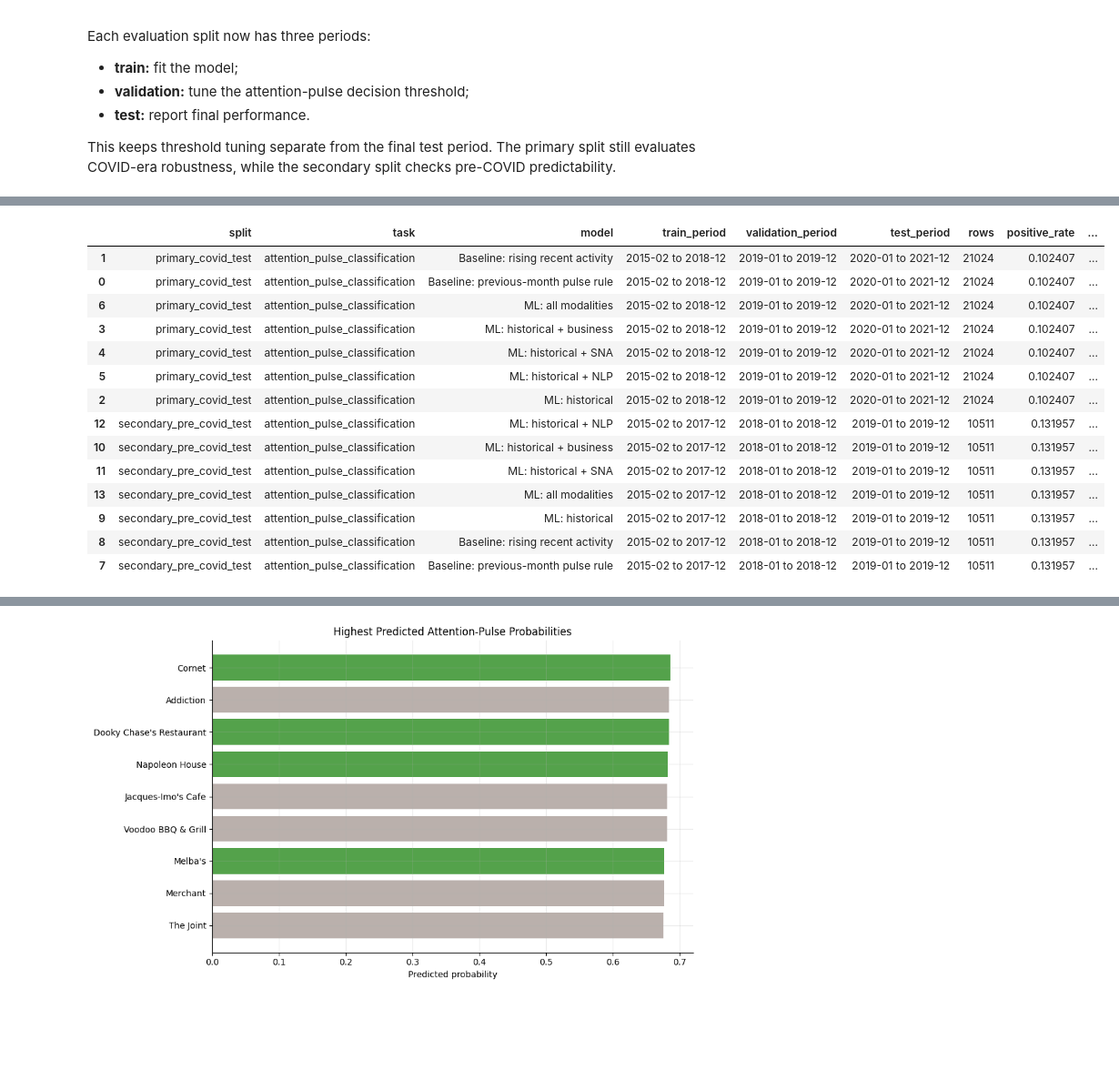
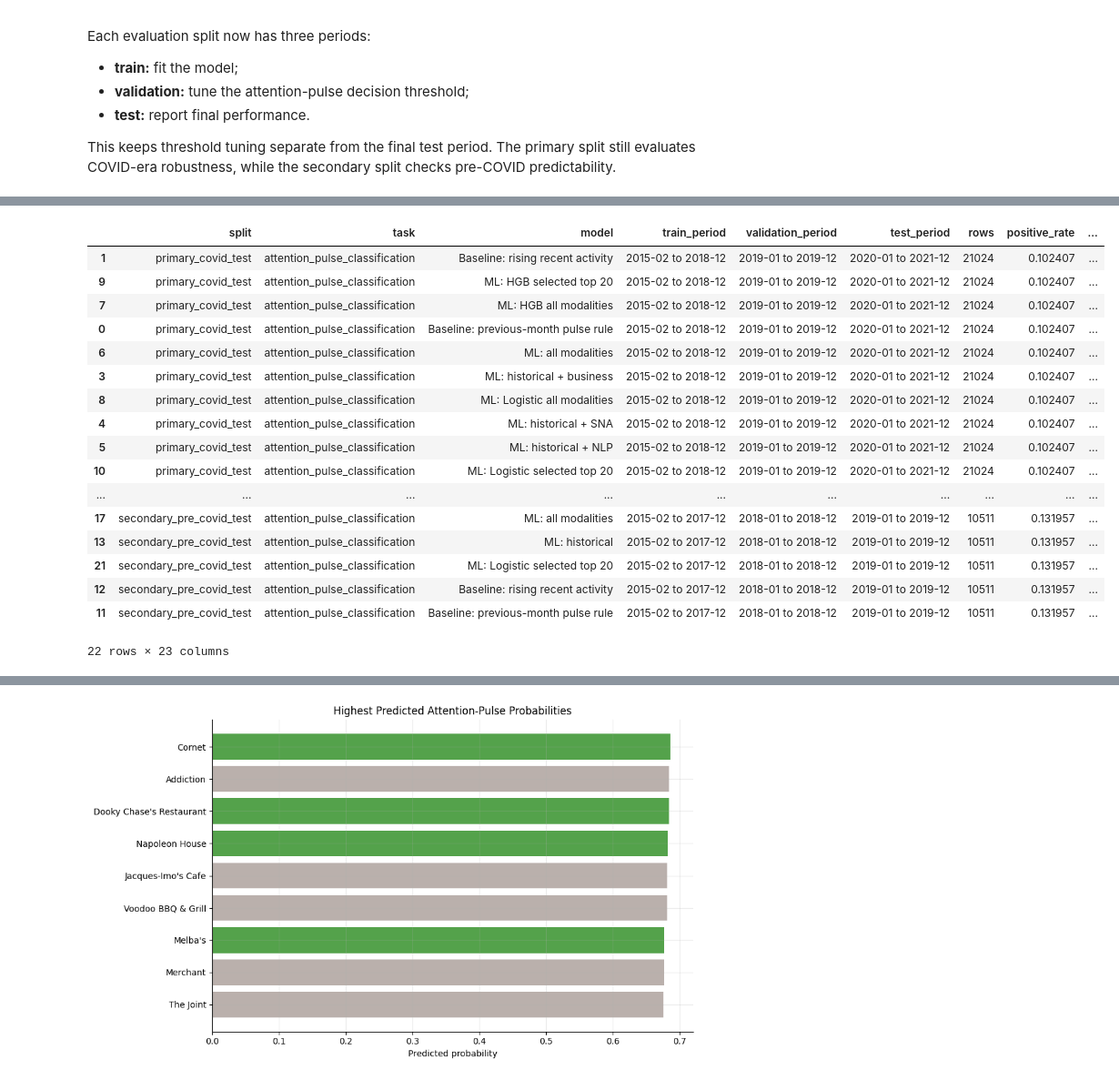
Before and after one commit to MehdiHellall/community-forecasting-yelp, a Jupyter notebook: notebooks/06_forecasting_models.ipynb, the cells around one changed output, grey strips where cells are left out. Shown at 91% size. Cells and saved outputs as stored; diff of their text form; code cells hidden in the pictures; blank space fills up the shorter version.

```diff
--- a/notebooks/06_forecasting_models.ipynb
+++ b/notebooks/06_forecasting_models.ipynb
@@ -325,22 +466,27 @@ for split_name, split in splits.items():
         "Baseline: seasonal naive": test_df["same_month_previous_year"].values,
     }
     for model_name, y_pred in baseline_predictions.items():
-        regression_metrics.append(evaluate_regression(split_name, model_name, y_test.values, y_pred, split))
+        regression_metrics.append(evaluate_regression(split_name, model_name, y_test.values, y_pred, split) | {"model_family": "temporal_baseline", "feature_count": 0})
         regression_prediction_frames.append(
             test_df[["business_id", "feature_month_str", "target_month_str", "target_next_month_reviews"]]
             .assign(split=split_name, model=model_name, prediction=np.clip(y_pred, 0, None))
         )
 
-    for model_name, features in feature_sets.items():
-        model = RandomForestRegressor(n_estimators=100, max_depth=12, min_samples_leaf=5, random_state=42, n_jobs=-1)
+    for spec in regression_model_specs:
+        model_name = spec["name"]
+        features = spec["features"]
+        model = spec["builder"](features)
         model.fit(train_df[features], y_train)
         y_pred = model.predict(test_df[features])
-        regression_metrics.append(evaluate_regression(split_name, model_name, y_test.values, y_pred, split))
+        regression_metrics.append(
+            evaluate_regression(split_name, model_name, y_test.values, y_pred, split)
+            | {"model_family": spec["family"], "feature_count": len(features)}
+        )
         regression_prediction_frames.append(
             test_df[["business_id", "feature_month_str", "target_month_str", "target_next_month_reviews"]]
             .assign(split=split_name, model=model_name, prediction=np.clip(y_pred, 0, None))
         )
-        regression_models[(split_name, model_name)] = (model, features)
+        regression_models[(split_name, model_name)] = (model, features, spec["family"])
 
 metrics_df = pd.DataFrame(regression_metrics).sort_values(["split", "WAPE", "MAE"])
 predictions_df = pd.concat(regression_prediction_frames, ignore_index=True)
@@ -383,6 +534,7 @@ def rising_recent_activity_score(df):
 
 pulse_metrics = []
 pulse_topk_rows = []
+pulse_calibration_rows = []
 pulse_prediction_frames = []
 pulse_models = {}
 
@@ -416,71 +568,73 @@ for split_name, split in splits.items():
                 decision_threshold=decision_threshold,
                 threshold_source="fixed_baseline_rule",
                 validation_metrics=validation_metrics,
-            )
+            ) | {"model_family": "rule_baseline", "feature_count": 0}
         )
         pulse_topk_rows.extend(evaluate_top_k(split_name, model_name, y_test.values, test_score, split, PULSE_TOP_K_VALUES))
+        pulse_calibration_rows.extend(evaluate_calibration(split_name, model_name, y_test.values, test_score, split))
         pulse_prediction_frames.append(
             test_df[["business_id", "feature_month_str", "target_month_str", "attention_pulse", "target_next_month_reviews", "pulse_baseline_reviews", "pulse_relative_lift"]]
             .assign(split=split_name, model=model_name, prediction=test_pred, probability=test_score, decision_threshold=decision_threshold)
         )
 
-    for model_name, features in feature_sets.items():
-        model = RandomForestClassifier(
-            n_estimators=140,
-            max_depth=12,
-            min_samples_leaf=5,
-            class_weight="balanced",
-            random_state=42,
-            n_jobs=-1,
-        )
+    for spec in classification_model_specs:
+        model_name = spec["name"]
+        features = spec["features"]
+        model = spec["builder"](features)
         model.fit(train_df[features], y_train)
         validation_score = model.predict_proba(validation_df[features])[:, 1]
         decision_threshold, validation_metrics = tune_threshold(y_validation.values, validation_score)
         test_score = model.predict_proba(test_df[features])[:, 1]
         test_pred = (test_score >= decision_threshold).astype(int)
         pulse_metrics.append(
             evaluate_classification(
                 split_name,
                 model_name,
                 y_test.values,
                 test_pred,
                 test_score,
                 split,
                 decision_threshold=decision_threshold,
                 threshold_source="validation_f1",
                 validation_metrics=validation_metrics,
-            )
+            ) | {"model_family": spec["family"], "feature_count": len(features)}
         )
         pulse_topk_rows.extend(evaluate_top_k(split_name, model_name, y_test.values, test_score, split, PULSE_TOP_K_VALUES))
+        pulse_calibration_rows.extend(evaluate_calibration(split_name, model_name, y_test.values, test_score, split))
         pulse_prediction_frames.append(
             test_df[["business_id", "feature_month_str", "target_month_str", "attention_pulse", "target_next_month_reviews", "pulse_baseline_reviews", "pulse_relative_lift"]]
             .assign(split=split_name, model=model_name, prediction=test_pred, probability=test_score, decision_threshold=decision_threshold)
         )
-        pulse_models[(split_name, model_name)] = (model, features, decision_threshold)
+        pulse_models[(split_name, model_name)] = (model, features, spec["family"], decision_threshold)
 
 pulse_metrics_df = pd.DataFrame(pulse_metrics).sort_values(["split", "F1", "PR_AUC"], ascending=[True, False, False])
 pulse_topk_metrics_df = pd.DataFrame(pulse_topk_rows).sort_values(["split", "k_fraction", "precision_at_k", "recall_at_k"], ascending=[True, True, False, False])
+pulse_calibration_df = pd.DataFrame(pulse_calibration_rows).sort_values(["split", "model", "probability_bin"])
 pulse_predictions_df = pd.concat(pulse_prediction_frames, ignore_index=True)
 pulse_metrics_df.to_csv(PULSE_METRICS_OUTPUT_PATH, index=False)
 pulse_topk_metrics_df.to_csv(PULSE_TOPK_OUTPUT_PATH, index=False)
+pulse_calibration_df.to_csv(PULSE_CALIBRATION_OUTPUT_PATH, index=False)
 pulse_predictions_df.to_csv(PULSE_PREDICTIONS_OUTPUT_PATH, index=False)
 pulse_metrics_df
 # %% [output]
 |  | split | task | model | train_period | validation_period | test_period | rows | positive_rate | ... |
 | 1 | primary_covid_test | attention_pulse_classification | Baseline: rising recent activity | 2015-02 to 2018-12 | 2019-01 to 2019-12 | 2020-01 to 2021-12 | 21024 | 0.102407 | ... |
+| 9 | primary_covid_test | attention_pulse_classification | ML: HGB selected top 20 | 2015-02 to 2018-12 | 2019-01 to 2019-12 | 2020-01 to 2021-12 | 21024 | 0.102407 | ... |
+| 7 | primary_covid_test | attention_pulse_classification | ML: HGB all modalities | 2015-02 to 2018-12 | 2019-01 to 2019-12 | 2020-01 to 2021-12 | 21024 | 0.102407 | ... |
 | 0 | primary_covid_test | attention_pulse_classification | Baseline: previous-month pulse rule | 2015-02 to 2018-12 | 2019-01 to 2019-12 | 2020-01 to 2021-12 | 21024 | 0.102407 | ... |
 | 6 | primary_covid_test | attention_pulse_classification | ML: all modalities | 2015-02 to 2018-12 | 2019-01 to 2019-12 | 2020-01 to 2021-12 | 21024 | 0.102407 | ... |
 | 3 | primary_covid_test | attention_pulse_classification | ML: historical + business | 2015-02 to 2018-12 | 2019-01 to 2019-12 | 2020-01 to 2021-12 | 21024 | 0.102407 | ... |
+| 8 | primary_covid_test | attention_pulse_classification | ML: Logistic all modalities | 2015-02 to 2018-12 | 2019-01 to 2019-12 | 2020-01 to 2021-12 | 21024 | 0.102407 | ... |
 | 4 | primary_covid_test | attention_pulse_classification | ML: historical + SNA | 2015-02 to 2018-12 | 2019-01 to 2019-12 | 2020-01 to 2021-12 | 21024 | 0.102407 | ... |
 | 5 | primary_covid_test | attention_pulse_classification | ML: historical + NLP | 2015-02 to 2018-12 | 2019-01 to 2019-12 | 2020-01 to 2021-12 | 21024 | 0.102407 | ... |
-| 2 | primary_covid_test | attention_pulse_classification | ML: historical | 2015-02 to 2018-12 | 2019-01 to 2019-12 | 2020-01 to 2021-12 | 21024 | 0.102407 | ... |
-| 12 | secondary_pre_covid_test | attention_pulse_classification | ML: historical + NLP | 2015-02 to 2017-12 | 2018-01 to 2018-12 | 2019-01 to 2019-12 | 10511 | 0.131957 | ... |
-| 10 | secondary_pre_covid_test | attention_pulse_classification | ML: historical + business | 2015-02 to 2017-12 | 2018-01 to 2018-12 | 2019-01 to 2019-12 | 10511 | 0.131957 | ... |
-| 11 | secondary_pre_covid_test | attention_pulse_classification | ML: historical + SNA | 2015-02 to 2017-12 | 2018-01 to 2018-12 | 2019-01 to 2019-12 | 10511 | 0.131957 | ... |
-| 13 | secondary_pre_covid_test | attention_pulse_classification | ML: all modalities | 2015-02 to 2017-12 | 2018-01 to 2018-12 | 2019-01 to 2019-12 | 10511 | 0.131957 | ... |
-| 9 | secondary_pre_covid_test | attention_pulse_classification | ML: historical | 2015-02 to 2017-12 | 2018-01 to 2018-12 | 2019-01 to 2019-12 | 10511 | 0.131957 | ... |
-| 8 | secondary_pre_covid_test | attention_pulse_classification | Baseline: rising recent activity | 2015-02 to 2017-12 | 2018-01 to 2018-12 | 2019-01 to 2019-12 | 10511 | 0.131957 | ... |
-| 7 | secondary_pre_covid_test | attention_pulse_classification | Baseline: previous-month pulse rule | 2015-02 to 2017-12 | 2018-01 to 2018-12 | 2019-01 to 2019-12 | 10511 | 0.131957 | ... |
+| 10 | primary_covid_test | attention_pulse_classification | ML: Logistic selected top 20 | 2015-02 to 2018-12 | 2019-01 to 2019-12 | 2020-01 to 2021-12 | 21024 | 0.102407 | ... |
+| ... | ... | ... | ... | ... | ... | ... | ... | ... | ... |
+| 17 | secondary_pre_covid_test | attention_pulse_classification | ML: all modalities | 2015-02 to 2017-12 | 2018-01 to 2018-12 | 2019-01 to 2019-12 | 10511 | 0.131957 | ... |
+| 13 | secondary_pre_covid_test | attention_pulse_classification | ML: historical | 2015-02 to 2017-12 | 2018-01 to 2018-12 | 2019-01 to 2019-12 | 10511 | 0.131957 | ... |
+| 21 | secondary_pre_covid_test | attention_pulse_classification | ML: Logistic selected top 20 | 2015-02 to 2017-12 | 2018-01 to 2018-12 | 2019-01 to 2019-12 | 10511 | 0.131957 | ... |
+| 12 | secondary_pre_covid_test | attention_pulse_classification | Baseline: rising recent activity | 2015-02 to 2017-12 | 2018-01 to 2018-12 | 2019-01 to 2019-12 | 10511 | 0.131957 | ... |
+| 11 | secondary_pre_covid_test | attention_pulse_classification | Baseline: previous-month pulse rule | 2015-02 to 2017-12 | 2018-01 to 2018-12 | 2019-01 to 2019-12 | 10511 | 0.131957 | ... |
+22 rows × 23 columns
 # %%
 for split_name in metrics_df["split"].unique():
     split_metrics = metrics_df[metrics_df["split"] == split_name].sort_values("WAPE")
```
Also changed, not shown: parts of 11 cells of this notebook, 26 other files.
